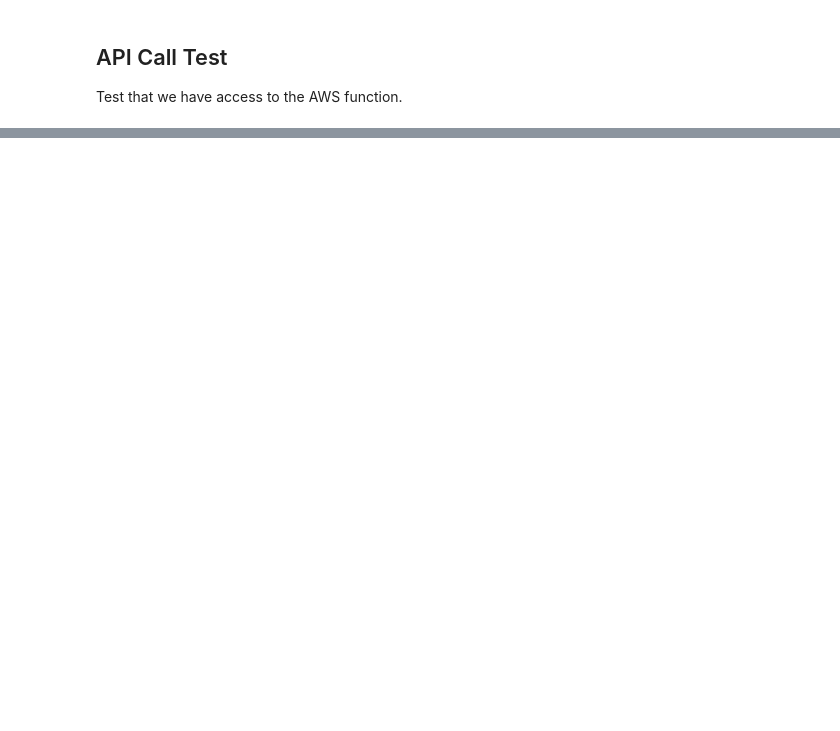
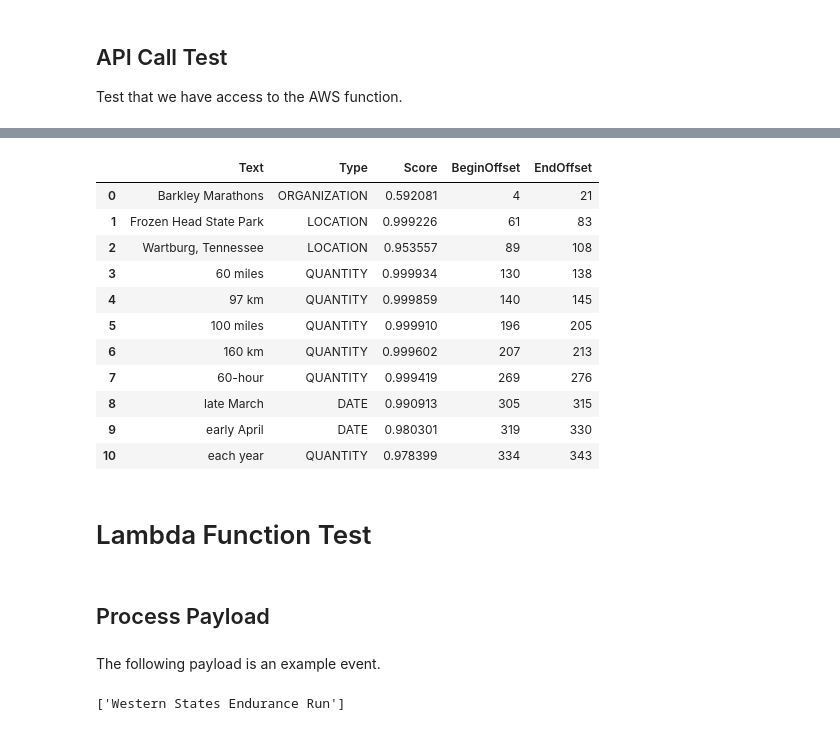
Before and after one commit to canfielder/DSBA-6190_Proj4_Serverless-Pipeline, a Jupyter notebook: notebooks/DSBA_6190_Project_4_Serverless_Data_Engineering_Pipeline.ipynb, the cells around one changed output, grey strips where cells are left out. Cells and saved outputs as stored; diff of their text form; code cells hidden in the pictures; blank space fills up the shorter version.

```diff
--- a/notebooks/DSBA_6190_Project_4_Serverless_Data_Engineering_Pipeline.ipynb
+++ b/notebooks/DSBA_6190_Project_4_Serverless_Data_Engineering_Pipeline.ipynb
@@ -87,0 +104,3 @@ comprehend.detect_sentiment(Text=text_sample, LanguageCode='en')
+# %%
+def wiki_summary(entry):
+  return wikipedia.summary(entry)
@@ -87,0 +143,4 @@ comprehend.detect_sentiment(Text=text_sample, LanguageCode='en')
+# %%
+wiki_entry = "Barkley Marathons"
+wiki_barkley_marathons = wiki_summary(wiki_entry)
+print(wiki_barkley_marathons)
@@ -87,0 +170,6 @@ comprehend.detect_sentiment(Text=text_sample, LanguageCode='en')
+# %%
+def create_entity(input_str):
+  comprehend = session.client(service_name='comprehend')
+  payload = comprehend.detect_entities(Text = input_str, LanguageCode = 'en')
+  entity = payload['Entities']
+  return entity
@@ -87,0 +186,3 @@ comprehend.detect_sentiment(Text=text_sample, LanguageCode='en')
+# %%
+entity_dict = create_entity(wiki_barkley_marathons)
+entity_dict
@@ -87,0 +207,24 @@ comprehend.detect_sentiment(Text=text_sample, LanguageCode='en')
+# %%
+df = pd.DataFrame.from_dict(entity_dict)
+df.columns
+df = df[['Text', 'Type', 'Score', 'BeginOffset', 'EndOffset']]
+df
+# %% [output]
+|  | Text | Type | Score | BeginOffset | EndOffset |
+| 0 | Barkley Marathons | ORGANIZATION | 0.592081 | 4 | 21 |
+| 1 | Frozen Head State Park | LOCATION | 0.999226 | 61 | 83 |
+| 2 | Wartburg, Tennessee | LOCATION | 0.953557 | 89 | 108 |
+| 3 | 60 miles | QUANTITY | 0.999934 | 130 | 138 |
+| 4 | 97 km | QUANTITY | 0.999859 | 140 | 145 |
+| 5 | 100 miles | QUANTITY | 0.999910 | 196 | 205 |
+| 6 | 160 km | QUANTITY | 0.999602 | 207 | 213 |
+| 7 | 60-hour | QUANTITY | 0.999419 | 269 | 276 |
+| 8 | late March | DATE | 0.990913 | 305 | 315 |
+| 9 | early April | DATE | 0.980301 | 319 | 330 |
+| 10 | each year | QUANTITY | 0.978399 | 334 | 343 |
+# %% [markdown]
+# Lambda Function Test
+# %% [markdown]
+## Process Payload
+# %% [markdown]
+The following payload is an example event.
@@ -87,0 +254,8 @@ comprehend.detect_sentiment(Text=text_sample, LanguageCode='en')
+# %%
+races = []
+record = payload['Records']
+body = record[0]['body']
+race_name = body['Races']
+races.append(race_name)
+# %% [output]
+['Western States Endurance Run']
```
Also changed, not shown: parts of 34 cells of this notebook.
